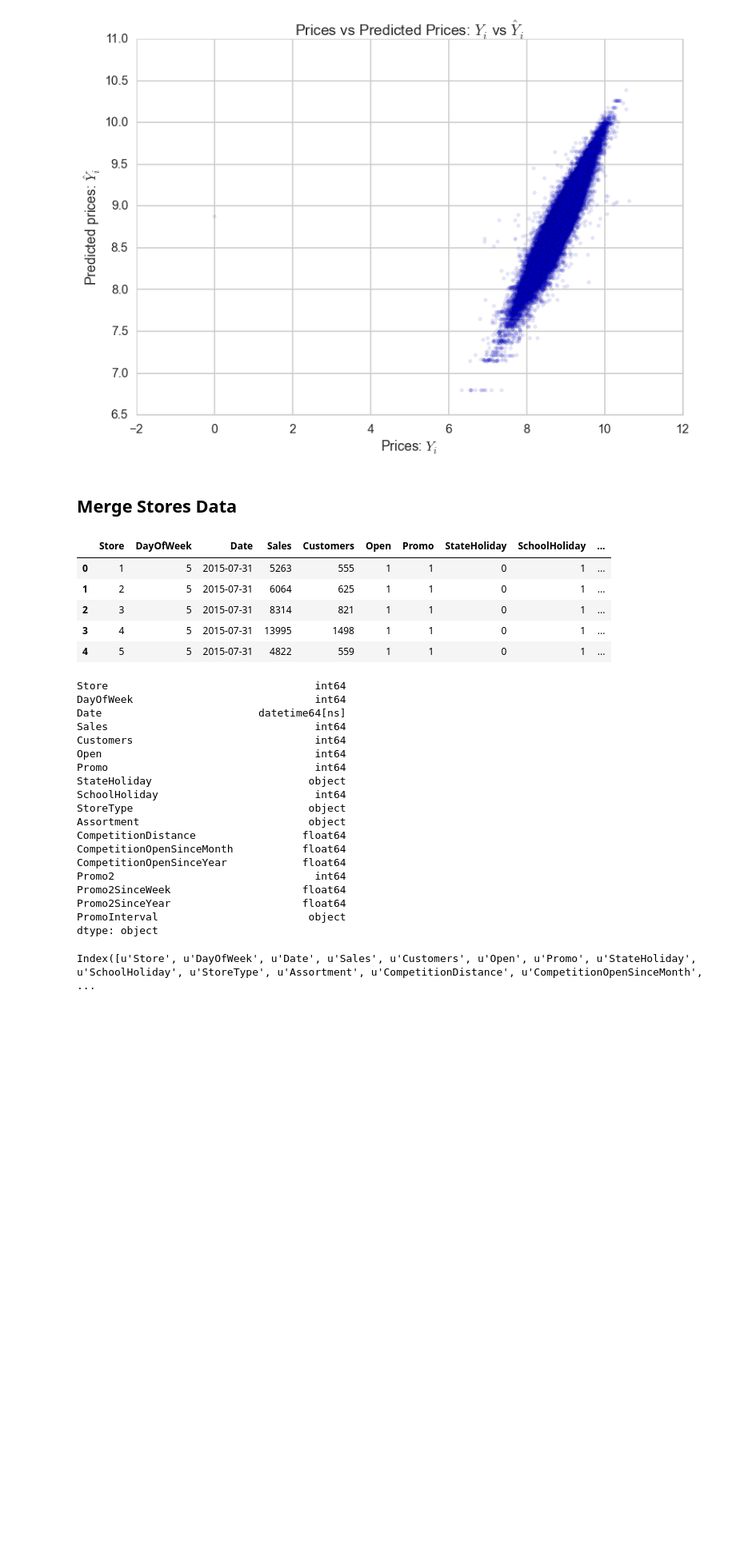
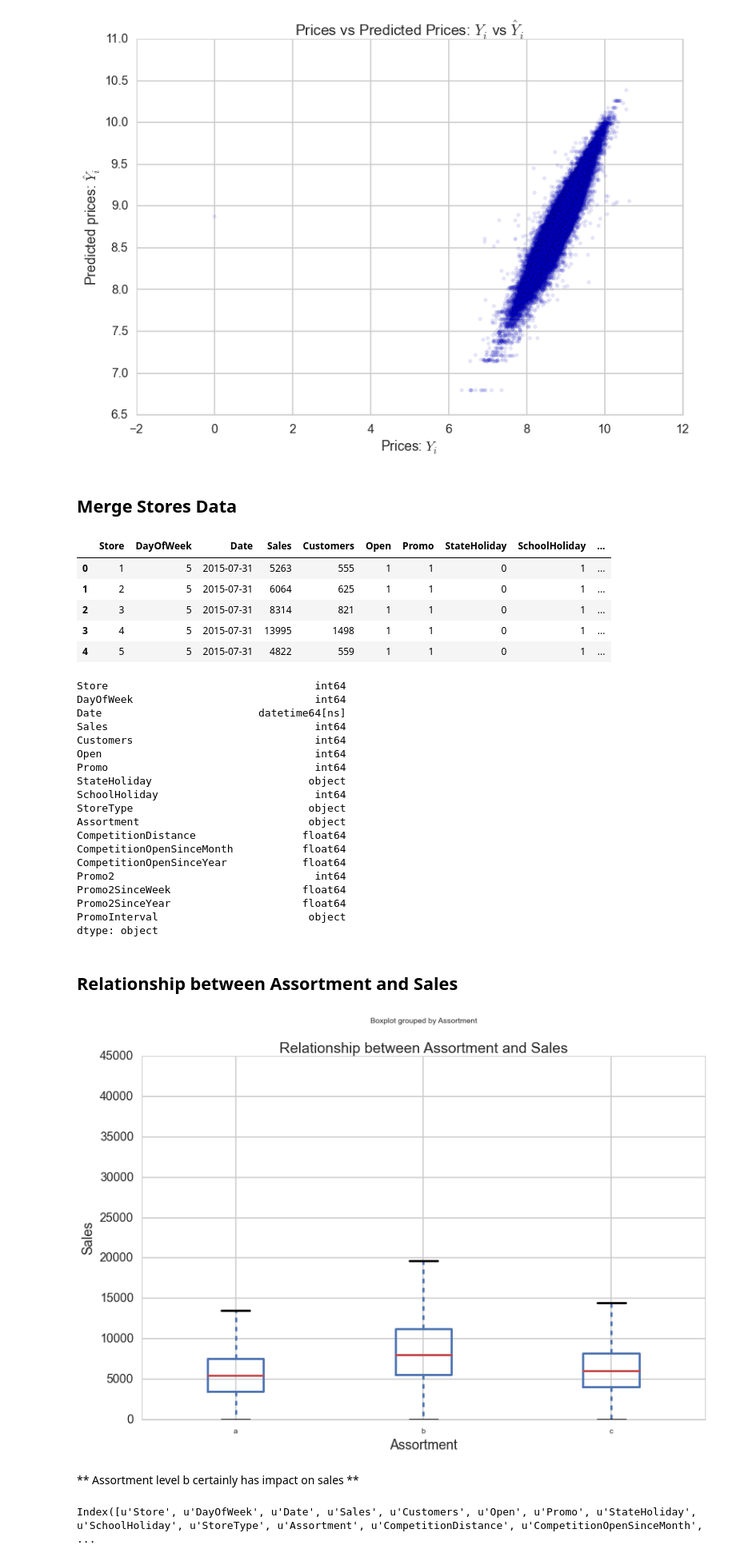
Before and after one commit to numb3r33/Kaggle-Competitions, a Jupyter notebook: Rossman-Stores-Sales/rossman_store_sales.ipynb, the cells around one changed output. Shown at 80% size. Saved outputs shown, nothing was run; the diff lists cells and outputs as text; code cells hidden in the pictures; blank space fills up the shorter version.

```diff
--- a/Rossman-Stores-Sales/rossman_store_sales.ipynb
+++ b/Rossman-Stores-Sales/rossman_store_sales.ipynb
@@ -52,7 +56,7 @@ class Rossman():
         test data will examples for last 6 weeks
         """
         mask_tr = self.train_df.Date < '2015-05-01'
-        mask_test = self.train_df.Date >= '2015-05-01'
+        mask_test = self.train_df.Date >= '2015-06-15'
         self.training_examples = self.train_df[mask_tr]
         self.test_examples = self.train_df[mask_test]
 
@@ -526,6 +528,17 @@ Promo2SinceWeek                     float64
 Promo2SinceYear                     float64
 PromoInterval                        object
 dtype: object
+# %% [markdown]
+## Relationship between Assortment and Sales
+# %%
+train_df.boxplot(column='Sales', by='Assortment')
+plt.xlabel('Assortment')
+plt.ylabel('Sales')
+plt.title('Relationship between Assortment and Sales');
+# %% [output]
+[figure, added]
+# %% [markdown]
+** Assortment level b certainly has impact on sales **
 # %%
 rossman.split_train_test()
 # %%
```
Also changed, not shown: parts of 22 cells of this notebook.
